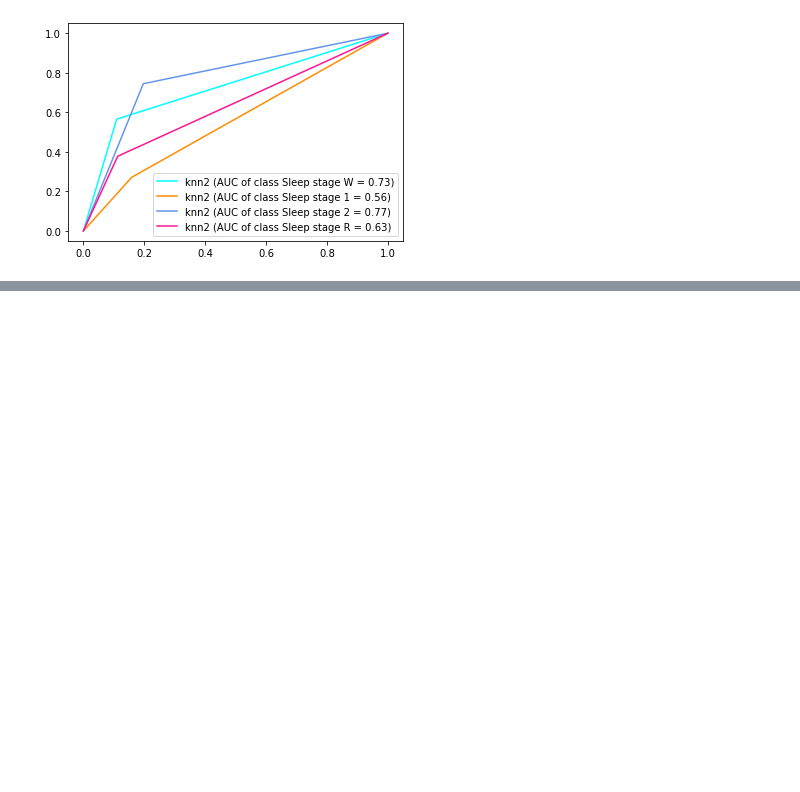
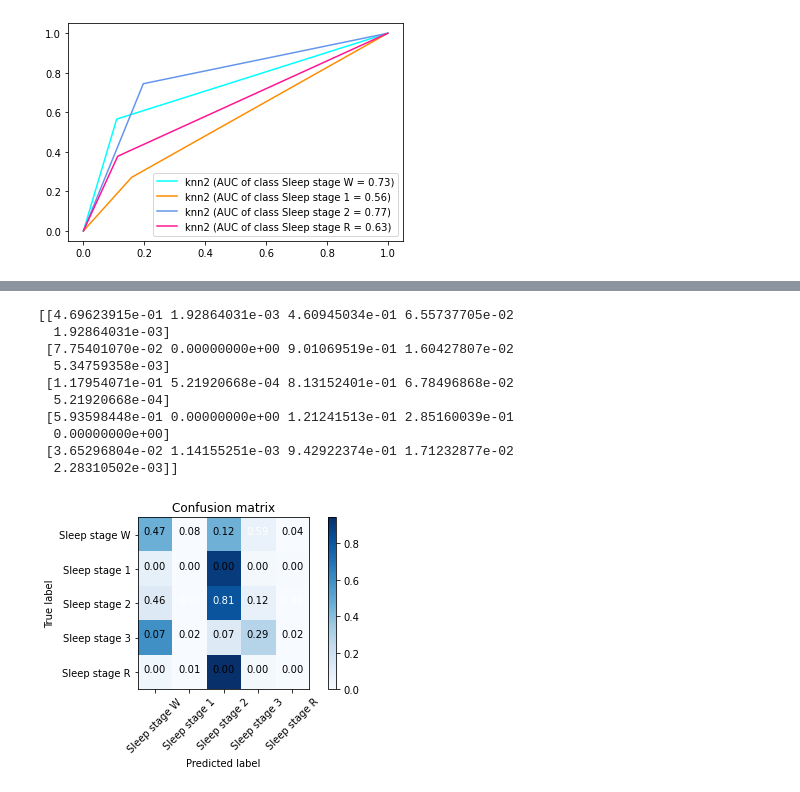
Before and after one commit to byhyu/sleep-stage-classification, a Jupyter notebook: playground/RandomForest.ipynb, the cells around one changed output, grey strips where cells are left out. Cells and saved outputs as stored; diff of their text form; code cells hidden in the pictures; blank space fills up the shorter version.

```diff
--- a/playground/RandomForest.ipynb
+++ b/playground/RandomForest.ipynb
@@ -425,0 +486,17 @@ plot_confusion_matrix(cm_total, ['Sleep stage W', 'Sleep stage 1', 'Sleep stage
+# %%
+# plot cm
+cm = confusion_matrix(y_true=y_true, y_pred = y_pred)
+model_name = 'CNN'
+plot_confusion_matrix(cm, ['Sleep stage W', 'Sleep stage 1', 'Sleep stage 2', 'Sleep stage 3','Sleep stage R'], model_name)
+# %% [output]
+[[4.69623915e-01 1.92864031e-03 4.60945034e-01 6.55737705e-02
+  1.92864031e-03]
+ [7.75401070e-02 0.00000000e+00 9.01069519e-01 1.60427807e-02
+  5.34759358e-03]
+ [1.17954071e-01 5.21920668e-04 8.13152401e-01 6.78496868e-02
+  5.21920668e-04]
+ [5.93598448e-01 0.00000000e+00 1.21241513e-01 2.85160039e-01
+  0.00000000e+00]
+ [3.65296804e-02 1.14155251e-03 9.42922374e-01 1.71232877e-02
+  2.28310502e-03]]
+[figure, added]
```
Also changed, not shown: parts of 9 cells of this notebook, 15 other files.
